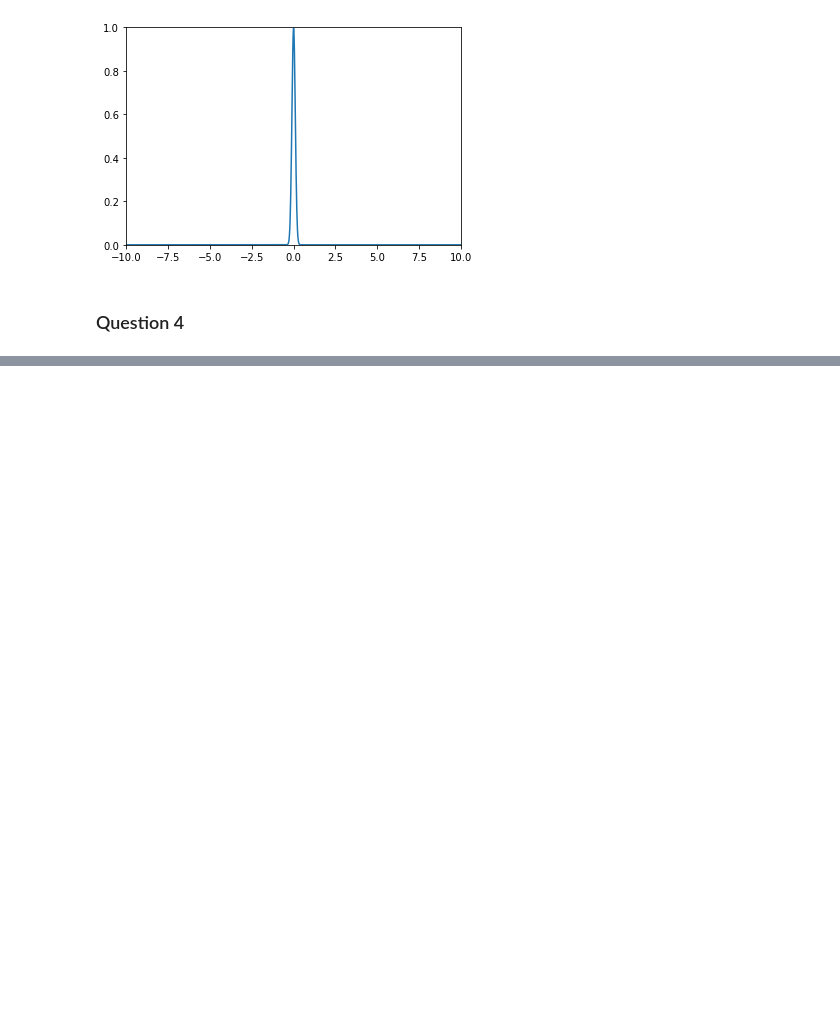
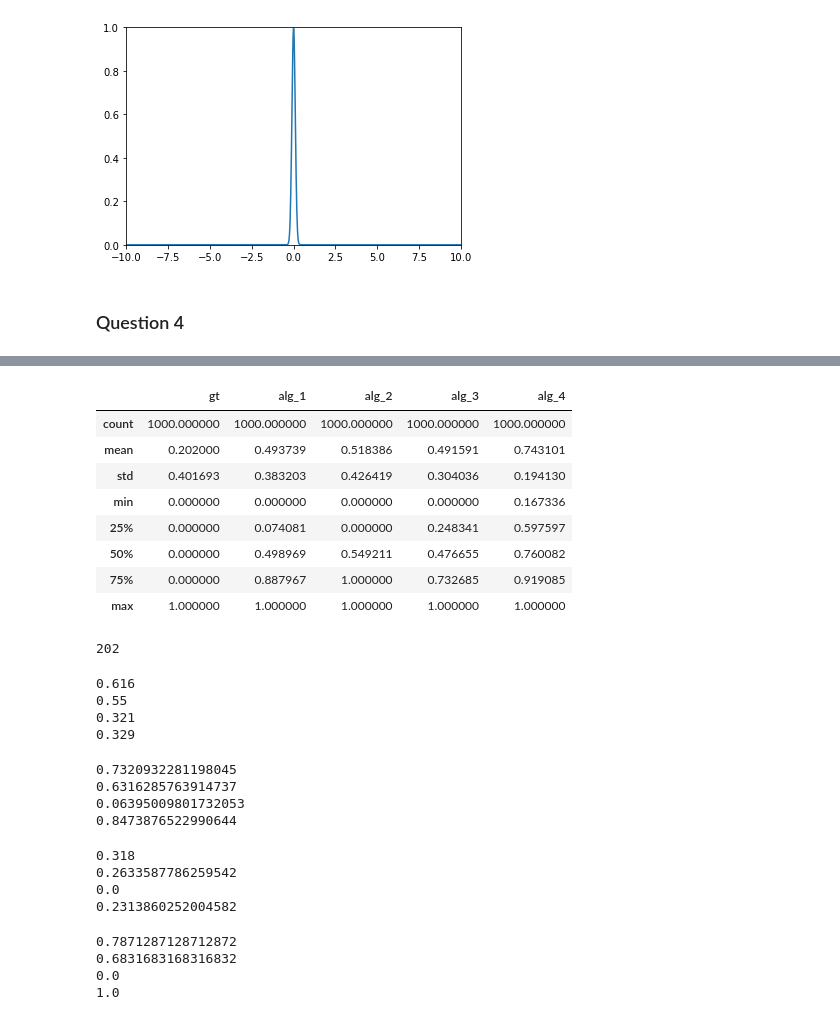
Before and after one commit to larswe/introductory-applied-machine-learning, a Jupyter notebook: Coursework 1/Untitled.ipynb, the cells around one changed output, grey strips where cells are left out. Cells and saved outputs as stored; diff of their text form; code cells hidden in the pictures; blank space fills up the shorter version.

```diff
--- a/Coursework 1/Untitled.ipynb
+++ b/Coursework 1/Untitled.ipynb
@@ -268,0 +281,12 @@ plt.plot(xs, ys)
+# %%
+alg_data.describe()
+# %% [output]
+|  | gt | alg_1 | alg_2 | alg_3 | alg_4 |
+| count | 1000.000000 | 1000.000000 | 1000.000000 | 1000.000000 | 1000.000000 |
+| mean | 0.202000 | 0.493739 | 0.518386 | 0.491591 | 0.743101 |
+| std | 0.401693 | 0.383203 | 0.426419 | 0.304036 | 0.194130 |
+| min | 0.000000 | 0.000000 | 0.000000 | 0.000000 | 0.167336 |
+| 25% | 0.000000 | 0.074081 | 0.000000 | 0.248341 | 0.597597 |
+| 50% | 0.000000 | 0.498969 | 0.549211 | 0.476655 | 0.760082 |
+| 75% | 0.000000 | 0.887967 | 1.000000 | 0.732685 | 0.919085 |
+| max | 1.000000 | 1.000000 | 1.000000 | 1.000000 | 1.000000 |
@@ -268,0 +303,14 @@ plt.plot(xs, ys)
+# %%
+len(y[y > 0])
+# %% [output]
+202
+# %%
+print(accuracy_score(y, alg_1_bin))
+print(accuracy_score(y, alg_2_bin))
+print(accuracy_score(y, alg_3_bin))
+print(accuracy_score(y, alg_4_bin))
+# %% [output]
+0.616
+0.55
+0.321
+0.329
@@ -268,0 +324,39 @@ plt.plot(xs, ys)
+# %%
+from sklearn.metrics import roc_auc_score
+
+ras_1 = roc_auc_score(y, alg_1)
+ras_2 = roc_auc_score(y, alg_2)
+ras_3 = roc_auc_score(y, alg_3)
+ras_4 = roc_auc_score(y, alg_4)
+
+print(ras_1)
+print(ras_2)
+print(ras_3)
+print(ras_4)
+# %% [output]
+0.7320932281198045
+0.6316285763914737
+0.06395009801732053
+0.8473876522990644
+# %%
+from sklearn.metrics import precision_score, recall_score
+
+print(precision_score(y, alg_1_bin))
+print(precision_score(y, alg_2_bin))
+print(precision_score(y, alg_3_bin))
+print(precision_score(y, alg_4_bin))
+# %% [output]
+0.318
+0.2633587786259542
+0.0
+0.2313860252004582
+# %%
+print(recall_score(y, alg_1_bin))
+print(recall_score(y, alg_2_bin))
+print(recall_score(y, alg_3_bin))
+print(recall_score(y, alg_4_bin))
+# %% [output]
+0.7871287128712872
+0.6831683168316832
+0.0
+1.0
```
Also changed, not shown: parts of 8 cells of this notebook, 1 other file.
